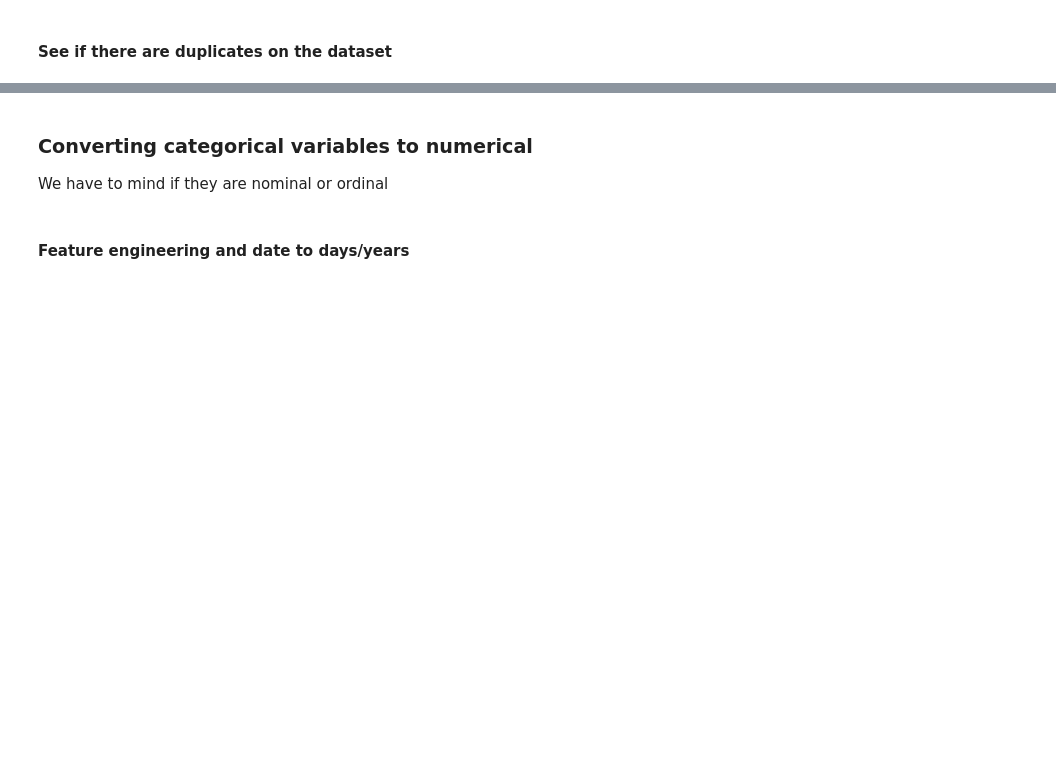
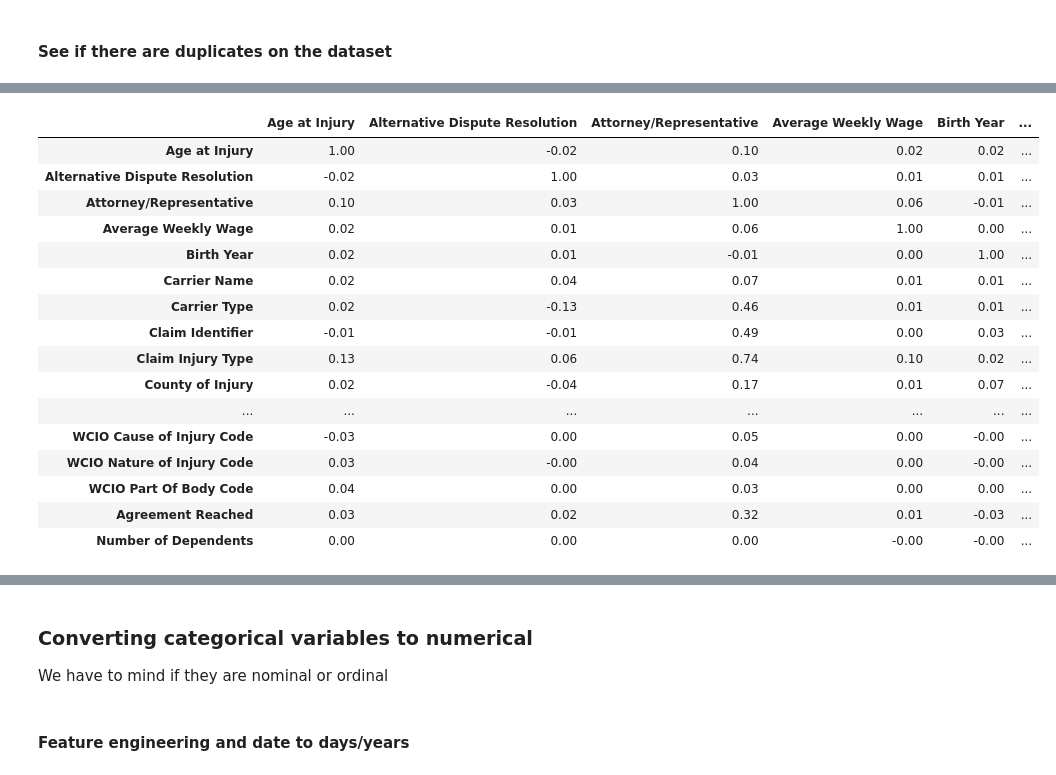
Before and after one commit to killerkiemklan/To-Grant-or-not_ML, a Jupyter notebook: 01_EDA.ipynb, the cells around one changed output, grey strips where cells are left out. Drawn from its saved outputs; the diff is of its cells as text; code cells hidden in the pictures; blank space fills up the shorter version.

```diff
--- a/01_EDA.ipynb
+++ b/01_EDA.ipynb
@@ -249,22 +412,49 @@ Name: count, dtype: int64
 # %%
-def multiencoder(dataset:pd.DataFrame, features:list, encoder_type:str, encoders_dict:dict = {}) -> (dict):
+# Attorney/Representative: strong correlation with Claim Injury Type (0.74), Carrier Type (0.46), Claim Identifier (0.49).
+# Carrier Type: strong correlation with Claim Identifier (0.69), Claim Injury Type (0.54), COVID-19 Indicator (0.64).
+# Claim Identifier: strong correlation with Claim Injury Type (0.62), Carrier Type (0.69), COVID-19 Indicator (0.75).
+# Claim Injury Type: strong correlation with Attorney/Representative (0.74), Carrier Type (0.54), Claim Identifier (0.62), COVID-19 Indicator (0.55).
+# COVID-19 Indicator: strong correlation with Carrier Type (0.64), Claim Identifier (0.75), Claim Injury Type (0.55).
 
-    if encoder_type == "binary":
 
-        for feature in features:
-            le = LabelEncoder()
-            dataset[feature] = le.fit_transform(dataset[feature])
-            encoders_dict[feature] = le
+# Select only numeric columns
+numeric_cols = train_df.select_dtypes(include=['float64', 'int64']).columns
 
-    elif encoder_type == "frequency":
+# Create correlation matrix rounded to 2 decimals
+corr_matrix = train_df[numeric_cols].corr().round(2)
 
-        for feature in features:
-            freq_encoding = dataset[feature].value_counts(normalize=True)
-            dataset[feature] = dataset[feature].map(freq_encoding)
-            encoders_dict[feature] = {val: float(freq) for val, freq in zip(freq_encoding.index, freq_encoding.values)}
+# Display the matrix
+corr_matrix
 
-    else:
-        print("Invalid Encoder")
-    return
+# # Create heatmap with better formatting
+# plt.figure(figsize=(12, 10))
+# sns.heatmap(corr_matrix,
+#             annot=True,           # Show numbers
+#             cmap='coolwarm',      # Color scheme
+#             center=0,             # Center the colormap at 0
+#             fmt='.2f',           # Show 2 decimal places
+#             square=True)          # Make cells square
 
-    #return encoders_dict
+# plt.title('Correlation Matrix Heatmap')
+# plt.xticks(rotation=45, ha='right')  # Rotate x-axis labels
+# plt.yticks(rotation=0)
+# plt.tight_layout()                   # Adjust layout to prevent label cutoff
+# plt.show()
+# %% [output]
+|  | Age at Injury | Alternative Dispute Resolution | Attorney/Representative | Average Weekly Wage | Birth Year | ... |
+| Age at Injury | 1.00 | -0.02 | 0.10 | 0.02 | 0.02 | ... |
+| Alternative Dispute Resolution | -0.02 | 1.00 | 0.03 | 0.01 | 0.01 | ... |
+| Attorney/Representative | 0.10 | 0.03 | 1.00 | 0.06 | -0.01 | ... |
+| Average Weekly Wage | 0.02 | 0.01 | 0.06 | 1.00 | 0.00 | ... |
+| Birth Year | 0.02 | 0.01 | -0.01 | 0.00 | 1.00 | ... |
+| Carrier Name | 0.02 | 0.04 | 0.07 | 0.01 | 0.01 | ... |
+| Carrier Type | 0.02 | -0.13 | 0.46 | 0.01 | 0.01 | ... |
+| Claim Identifier | -0.01 | -0.01 | 0.49 | 0.00 | 0.03 | ... |
+| Claim Injury Type | 0.13 | 0.06 | 0.74 | 0.10 | 0.02 | ... |
+| County of Injury | 0.02 | -0.04 | 0.17 | 0.01 | 0.07 | ... |
+| ... | ... | ... | ... | ... | ... | ... |
+| WCIO Cause of Injury Code | -0.03 | 0.00 | 0.05 | 0.00 | -0.00 | ... |
+| WCIO Nature of Injury Code | 0.03 | -0.00 | 0.04 | 0.00 | -0.00 | ... |
+| WCIO Part Of Body Code | 0.04 | 0.00 | 0.03 | 0.00 | 0.00 | ... |
+| Agreement Reached | 0.03 | 0.02 | 0.32 | 0.01 | -0.03 | ... |
+| Number of Dependents | 0.00 | 0.00 | 0.00 | -0.00 | -0.00 | ... |
```
Also changed, not shown: parts of 17 cells of this notebook.
